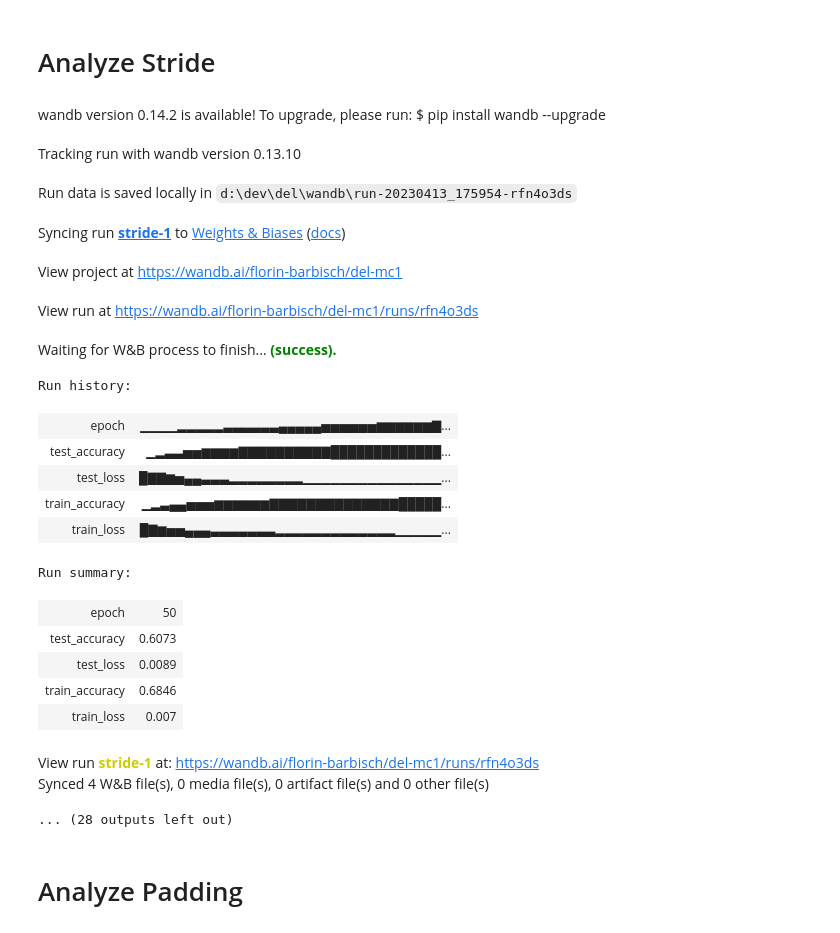
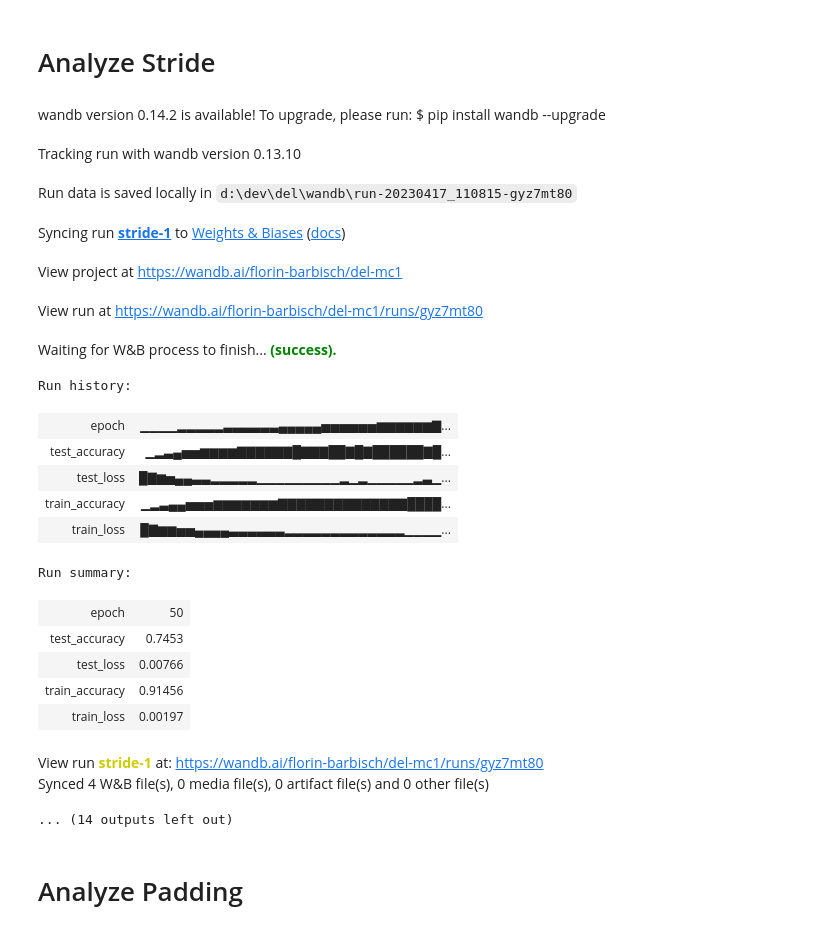
Before and after one commit to florinbarbisch/del, a Jupyter notebook: mc1.ipynb, the cells around one changed output. Saved outputs shown, nothing was run; the diff lists cells and outputs as text; code cells hidden in the pictures.

```diff
--- a/mc1.ipynb
+++ b/mc1.ipynb
@@ -513,43 +514,43 @@ Synced 4 W&B file(s), 0 media file(s), 0 artifact file(s) and 0 other file(s)
 def stride_CNN(stride=1):
     return nn.Sequential(
         OrderedDict([
-        ('conv1', conv_block( 3, 16, conv_kernel_size=3, conv_stride=stride, conv_padding=1,
+        ('conv1', conv_block( 3, 32, conv_kernel_size=5, conv_stride=stride, conv_padding=1,
                             pool_kernel_size=2, pool_stride=2, pool_padding=0)),
-        ('conv2', conv_block(16, 64, conv_kernel_size=3, conv_stride=stride, conv_padding=1,
+        ('conv2', conv_block(32, 256, conv_kernel_size=5, conv_stride=stride, conv_padding=1,
                             pool_kernel_size=2, pool_stride=2, pool_padding=0)),
         ('avgpool', nn.AdaptiveAvgPool2d(1)),
         ('flatten', nn.Flatten()),
-        ('fc1', nn.Sequential(nn.Linear(64, 32), nn.ReLU())),
-        ('fc2', nn.Sequential(nn.Linear(32, 16), nn.ReLU())),
-        ('fc3', nn.Sequential(nn.Linear(16, 10), nn.LogSoftmax(dim=1)))
+        ('fc1', nn.Sequential(nn.Linear(256, 64), nn.ReLU())),
+        ('fc3', nn.Sequential(nn.Linear(64, 16), nn.ReLU())),
+        ('fc5', nn.Sequential(nn.Linear(16, 10), nn.LogSoftmax(dim=1)))
         ])
     )
 # %%
-for stride in [1, 2, 3]:
+for stride in [1, 2]:
     train_and_eval_model("stride-{}".format(stride), stride_CNN(stride=stride))
 # %% [output]
 wandb version 0.14.2 is available! To upgrade, please run: $ pip install wandb --upgrade
 Tracking run with wandb version 0.13.10
-Run data is saved locally in d:\dev\del\wandb\run-20230413_175954-rfn4o3ds
+Run data is saved locally in d:\dev\del\wandb\run-20230417_110815-gyz7mt80
 Syncing run stride-1 to Weights & Biases (docs)
 View project at https://wandb.ai/florin-barbisch/del-mc1
-View run at https://wandb.ai/florin-barbisch/del-mc1/runs/rfn4o3ds
+View run at https://wandb.ai/florin-barbisch/del-mc1/runs/gyz7mt80
 Waiting for W&B process to finish... (success).
 Run history:
 | epoch | ▁▁▁▁▂▂▂▂▂▃▃▃▃▃▃▄▄▄▄▄▅▅▅▅▅▅▆▆▆▆▆▆▇... |
-| test_accuracy | ▁▂▃▃▅▅▆▆▆▆▇▇▇▇▇▇▇▇▇▇█████████████... |
-| test_loss | █▇▇▆▅▄▄▃▃▃▂▂▂▂▂▂▂▂▁▁▁▁▁▁▁▁▁▁▁▁▁▁▁... |
-| train_accuracy | ▁▂▃▄▄▅▅▅▆▆▆▆▆▆▇▇▇▇▇▇▇▇▇▇▇▇▇▇█████... |
-| train_loss | █▇▆▅▅▄▄▄▃▃▃▃▃▃▃▂▂▂▂▂▂▂▂▂▂▂▂▂▁▁▁▁▁... |
+| test_accuracy | ▁▂▃▄▅▅▆▆▆▆▇▇▇▇▇▇█▇▇▇██▇█▇██████▇█... |
+| test_loss | █▇▆▅▄▄▃▃▂▂▂▂▂▁▁▁▁▁▁▁▁▁▂▁▂▁▁▁▁▁▂▃▁... |
+| train_accuracy | ▁▂▃▄▄▅▅▅▆▆▆▆▆▆▆▇▇▇▇▇▇▇▇▇▇▇▇▇▇████... |
+| train_loss | █▇▆▆▅▅▄▄▄▄▃▃▃▃▃▃▂▂▂▂▂▂▂▂▂▂▂▂▂▁▁▁▁... |
 Run summary:
 | epoch | 50 |
-| test_accuracy | 0.6073 |
-| test_loss | 0.0089 |
-| train_accuracy | 0.6846 |
-| train_loss | 0.007 |
+| test_accuracy | 0.7453 |
+| test_loss | 0.00766 |
+| train_accuracy | 0.91456 |
+| train_loss | 0.00197 |
-View run stride-1 at: https://wandb.ai/florin-barbisch/del-mc1/runs/rfn4o3ds
+View run stride-1 at: https://wandb.ai/florin-barbisch/del-mc1/runs/gyz7mt80
 Synced 4 W&B file(s), 0 media file(s), 0 artifact file(s) and 0 other file(s)
-... (28 outputs left out)
+... (14 outputs left out)
 # %% [markdown]
 # Analyze Padding
 # %%
```
Also changed, not shown: parts of 11 cells of this notebook.
